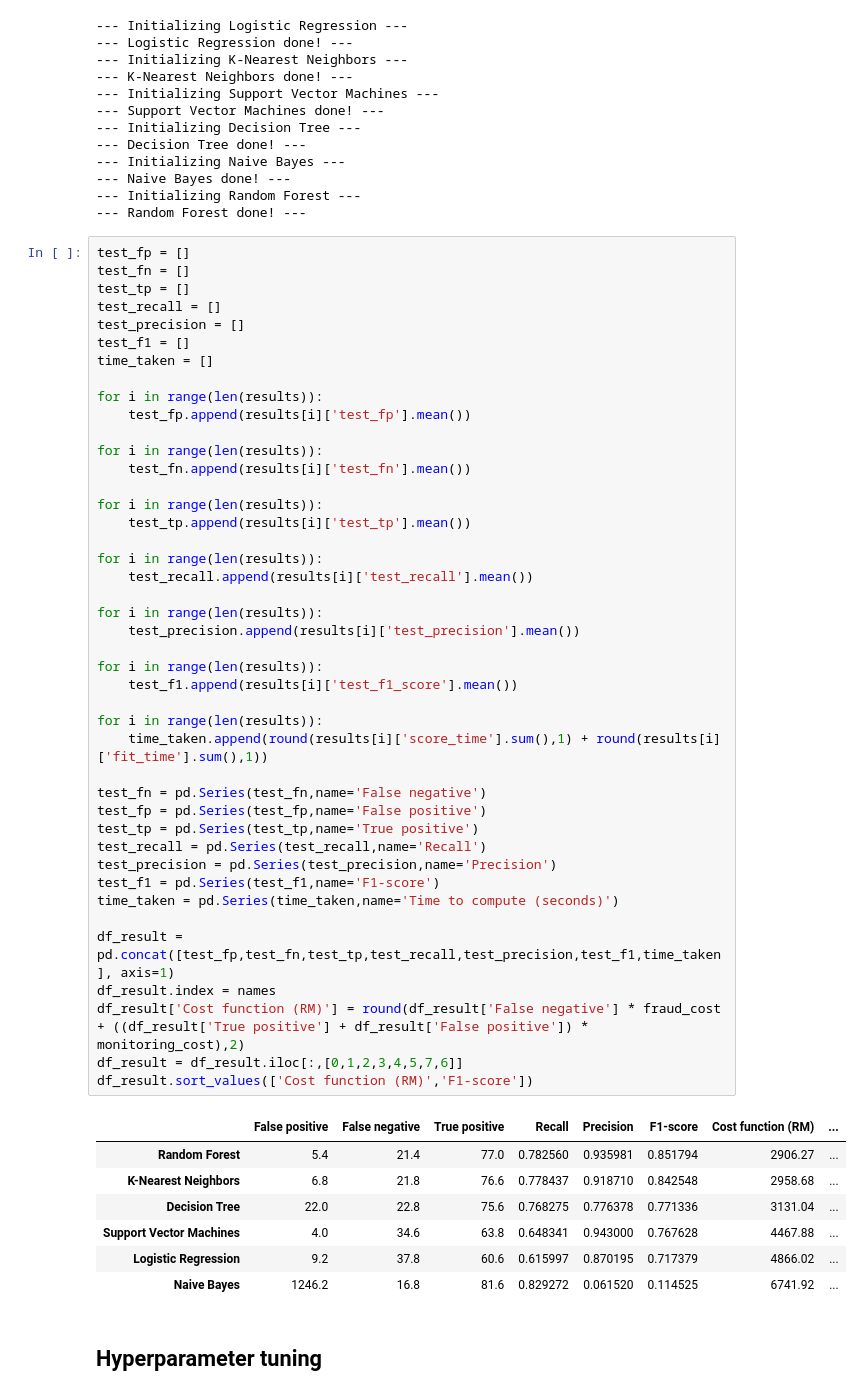
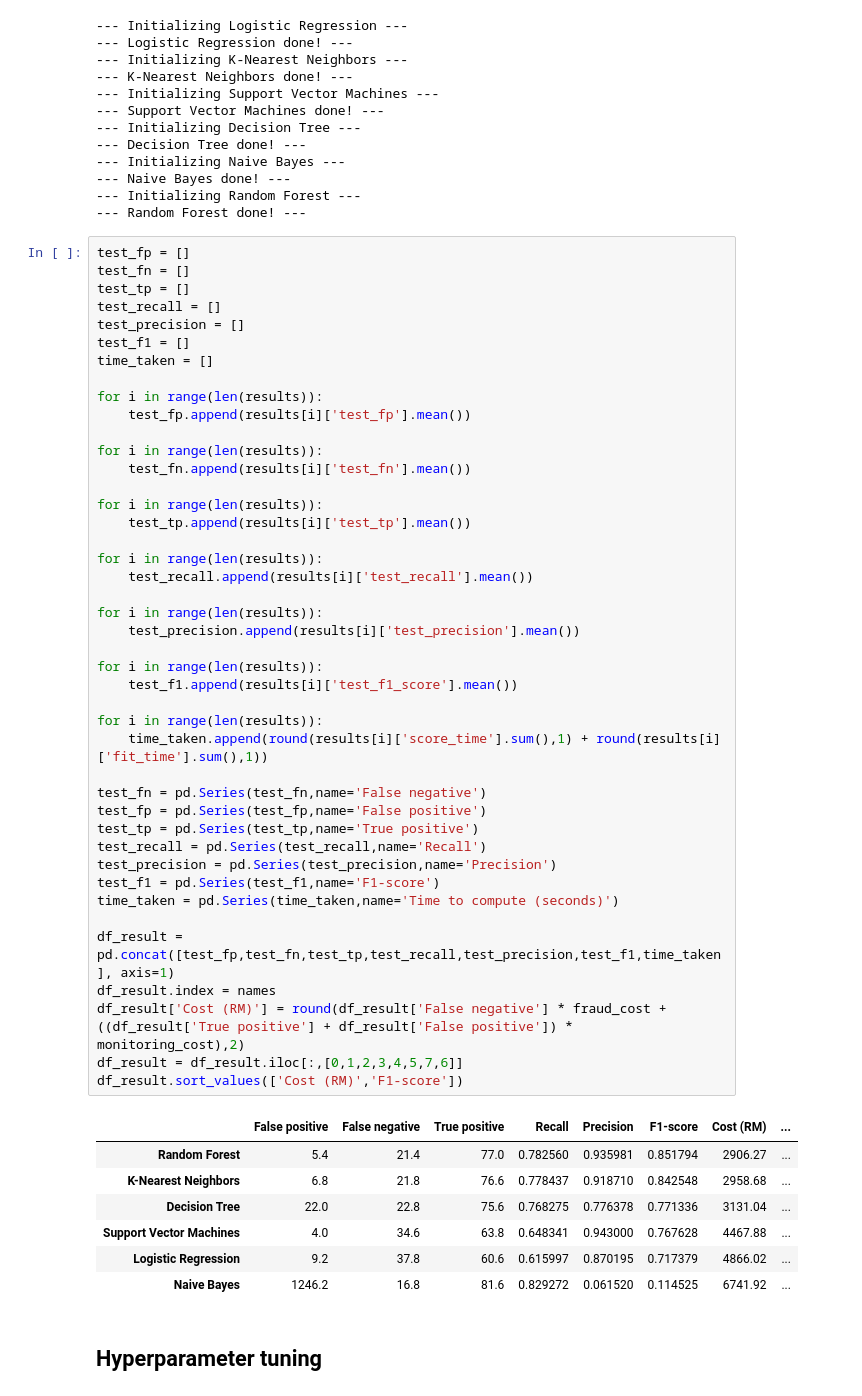
Before and after one commit to alfredomarinus/portfolio, a Jupyter notebook: Credit Card Fraud Detection/notebook.ipynb, the cells around one changed output. Cells and saved outputs as stored; diff of their text form.

```diff
--- a/Credit Card Fraud Detection/notebook.ipynb
+++ b/Credit Card Fraud Detection/notebook.ipynb
@@ -149,36 +149,36 @@ for i in range(len(results)):
 for i in range(len(results)):
     test_fn.append(results[i]['test_fn'].mean())
 
 for i in range(len(results)):
     test_tp.append(results[i]['test_tp'].mean())
 
 for i in range(len(results)):
     test_recall.append(results[i]['test_recall'].mean())
 
 for i in range(len(results)):
     test_precision.append(results[i]['test_precision'].mean())
 
 for i in range(len(results)):
     test_f1.append(results[i]['test_f1_score'].mean())
 
 for i in range(len(results)):
     time_taken.append(round(results[i]['score_time'].sum(),1) + round(results[i]['fit_time'].sum(),1))
 
 test_fn = pd.Series(test_fn,name='False negative')
 test_fp = pd.Series(test_fp,name='False positive')
 test_tp = pd.Series(test_tp,name='True positive')
 test_recall = pd.Series(test_recall,name='Recall')
 test_precision = pd.Series(test_precision,name='Precision')
 test_f1 = pd.Series(test_f1,name='F1-score')
 time_taken = pd.Series(time_taken,name='Time to compute (seconds)')
 
 df_result = pd.concat([test_fp,test_fn,test_tp,test_recall,test_precision,test_f1,time_taken], axis=1)
 df_result.index = names
-df_result['Cost function (RM)'] = round(df_result['False negative'] * fraud_cost + ((df_result['True positive'] + df_result['False positive']) * monitoring_cost),2)
+df_result['Cost (RM)'] = round(df_result['False negative'] * fraud_cost + ((df_result['True positive'] + df_result['False positive']) * monitoring_cost),2)
 df_result = df_result.iloc[:,[0,1,2,3,4,5,7,6]]
-df_result.sort_values(['Cost function (RM)','F1-score'])
+df_result.sort_values(['Cost (RM)','F1-score'])
 # %% [output]
-|  | False positive | False negative | True positive | Recall | Precision | F1-score | Cost function (RM) | ... |
+|  | False positive | False negative | True positive | Recall | Precision | F1-score | Cost (RM) | ... |
 | Random Forest | 5.4 | 21.4 | 77.0 | 0.782560 | 0.935981 | 0.851794 | 2906.27 | ... |
 | K-Nearest Neighbors | 6.8 | 21.8 | 76.6 | 0.778437 | 0.918710 | 0.842548 | 2958.68 | ... |
 | Decision Tree | 22.0 | 22.8 | 75.6 | 0.768275 | 0.776378 | 0.771336 | 3131.04 | ... |
```
Also changed, not shown: parts of 1 cell of this notebook.
